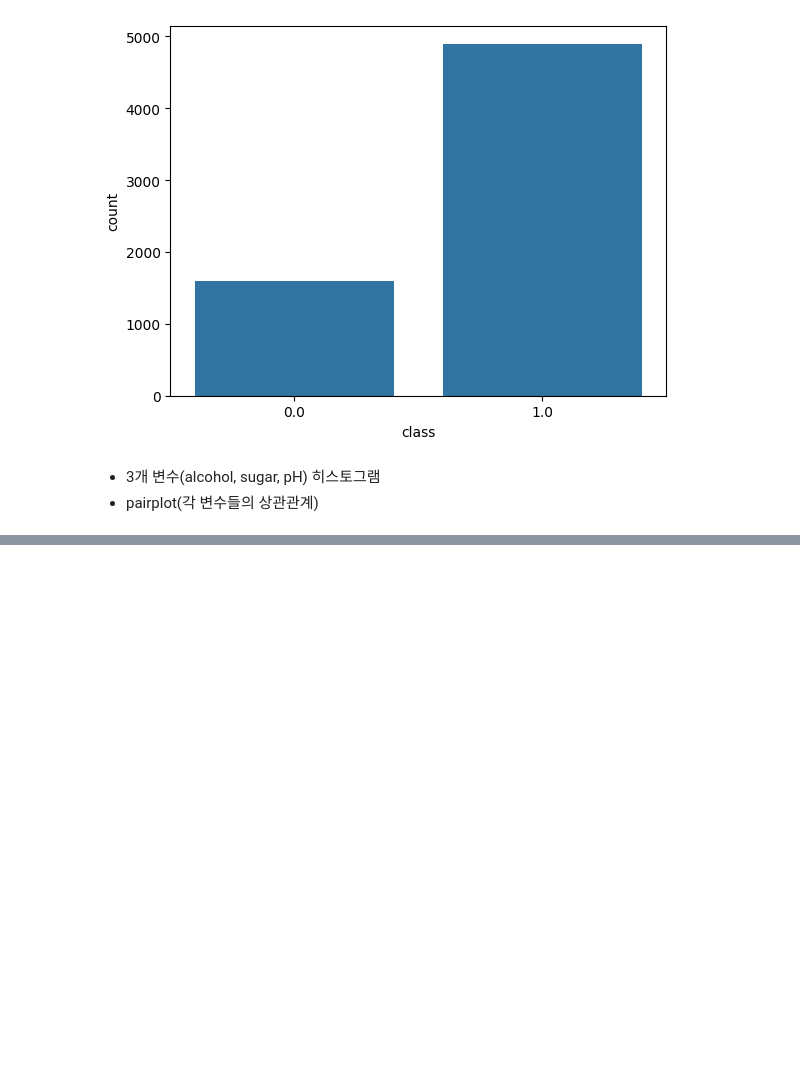
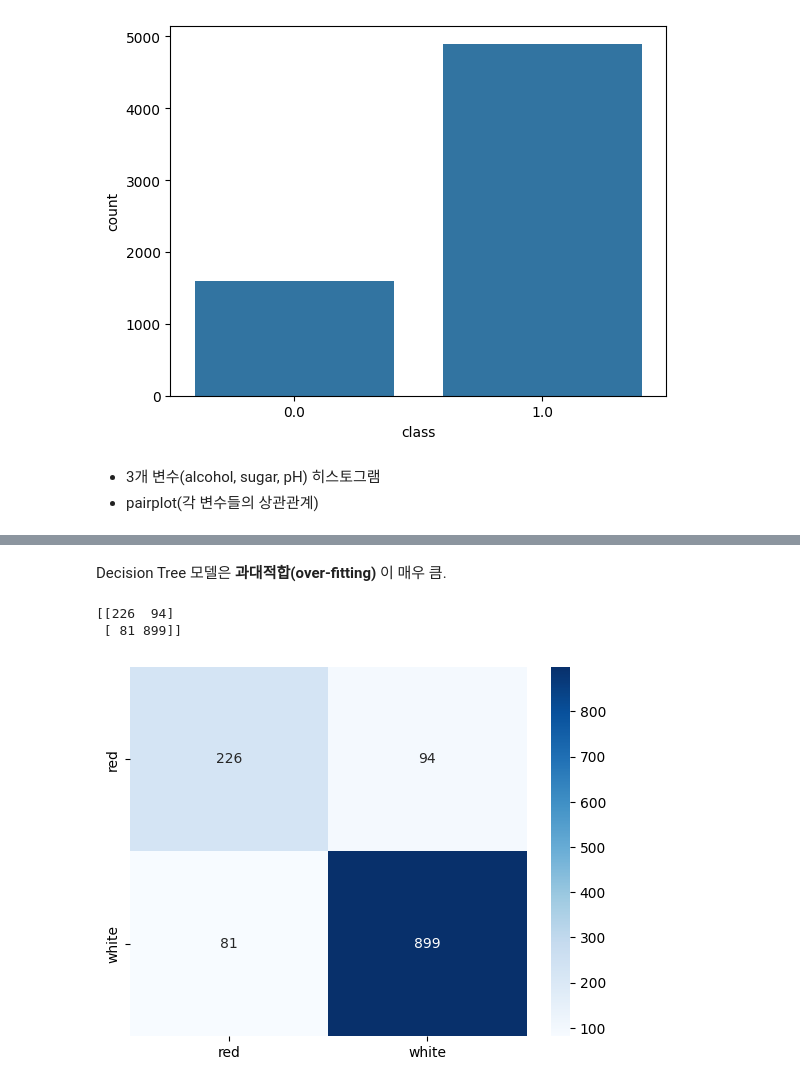
Before and after one commit to JakeOh/202605_BD57, a Jupyter notebook: lab_ml/ml10_tree.ipynb, the cells around one changed output, grey strips where cells are left out. Cells and saved outputs as stored; diff of their text form; code cells hidden in the pictures; blank space fills up the shorter version.

```diff
--- a/lab_ml/ml10_tree.ipynb
+++ b/lab_ml/ml10_tree.ipynb
@@ -82,0 +189,14 @@ plt.show()
+# %% [markdown]
+Decision Tree 모델은 **과대적합(over-fitting)** 이 매우 큼.
+# %%
+test_cm = confusion_matrix(y_true=y_test, y_pred=test_pred)
+print(test_cm)
+# %% [output]
+[[226  94]
+ [ 81 899]]
+# %%
+sns.heatmap(data=test_cm, cmap='Blues', annot=True, fmt='.0f',
+            xticklabels=target_names, yticklabels=target_names)
+plt.show()
+# %% [output]
+[figure, added]
```
Also changed, not shown: parts of 24 cells of this notebook.
